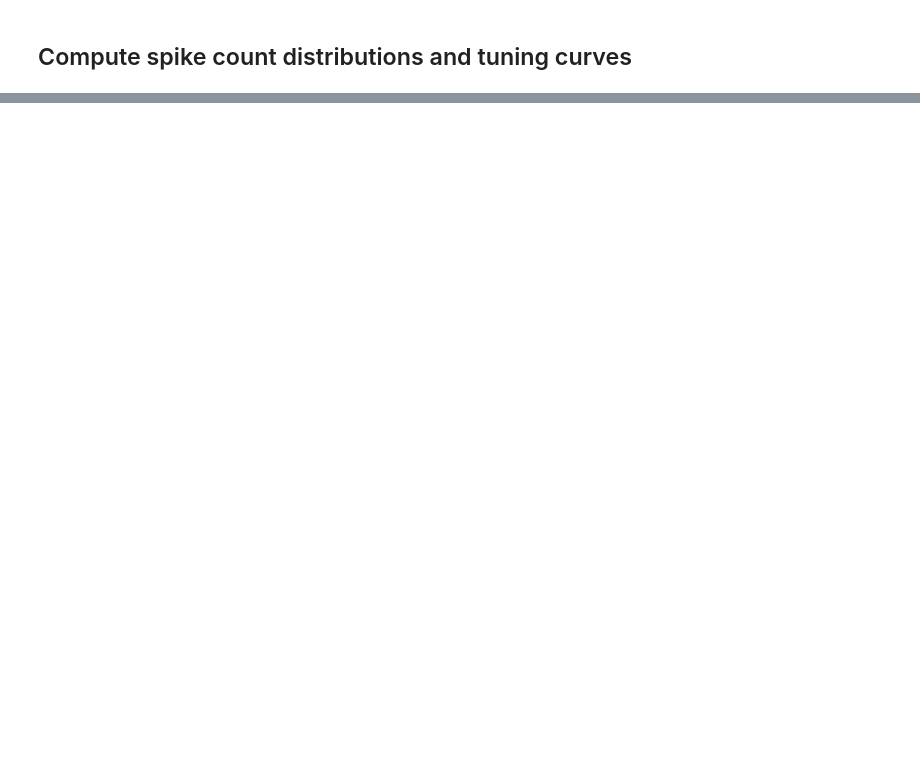
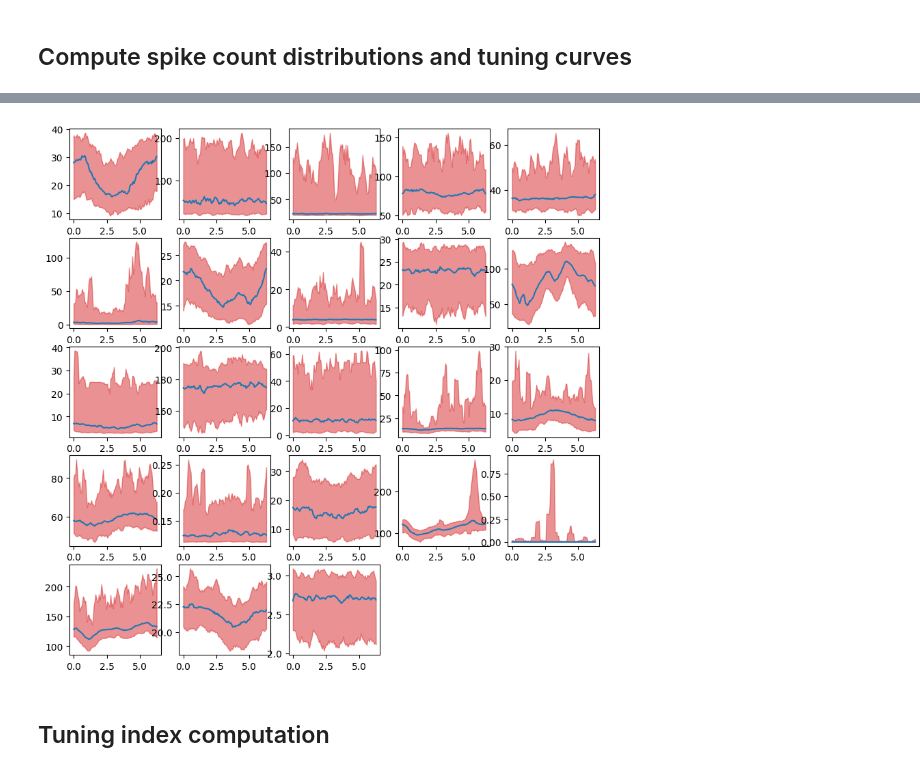
Before and after one commit to davindicode/UCM-interpret, a Jupyter notebook: preprocess/dim_reduction.ipynb, the cells around one changed output, grey strips where cells are left out. Saved outputs shown, nothing was run; the diff lists cells and outputs as text; code cells hidden in the pictures; blank space fills up the shorter version.

```diff
--- a/preprocess/dim_reduction.ipynb
+++ b/preprocess/dim_reduction.ipynb
@@ -614,0 +254,15 @@ plt.show()
+# %%
+plt.figure(figsize=(10, 10))
+
+for i in range(mean.shape[0]):
+    plt.subplot(5, 5, i+1)
+    plt.plot(hd_sweep.numpy(), mean[i])
+    plt.fill_between(
+        hd_sweep.numpy(), lower[i, :].numpy(), upper[i, :].numpy(),
+        color=line.get_color(), alpha=0.5
+    )
+plt.show()
+# %% [output]
+[figure, added]
+# %% [markdown]
+## Tuning index computation
```
Also changed, not shown: parts of 50 cells of this notebook, 2 other files.
